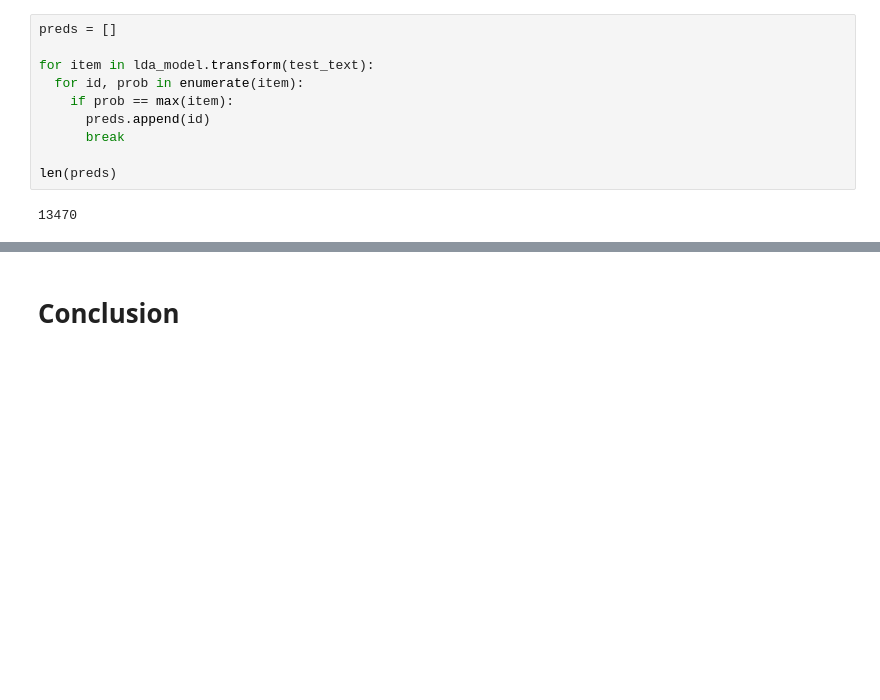
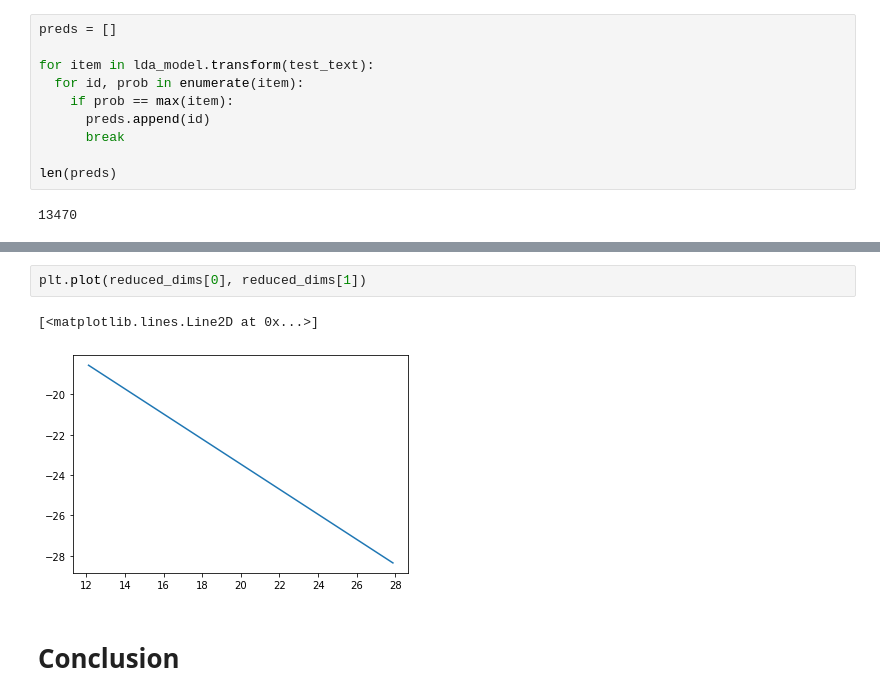
Before and after one commit to EddyEdzwan/StopFAIke, a Jupyter notebook: notebooks/Eddy_LDA_Bisaillon.ipynb, the cells around one changed output, grey strips where cells are left out. Saved outputs shown, nothing was run; the diff lists cells and outputs as text; blank space fills up the shorter version.

```diff
--- a/notebooks/Eddy_LDA_Bisaillon.ipynb
+++ b/notebooks/Eddy_LDA_Bisaillon.ipynb
@@ -315,3 +328,8 @@ len(preds_transformed)
+# %%
+plt.plot(reduced_dims[0], reduced_dims[1])
+# %% [output]
+[<matplotlib.lines.Line2D at 0x...>]
+[figure, added]
 # %% [markdown]
 # Conclusion
 # %%
```
Also changed, not shown: parts of 20 cells of this notebook.
